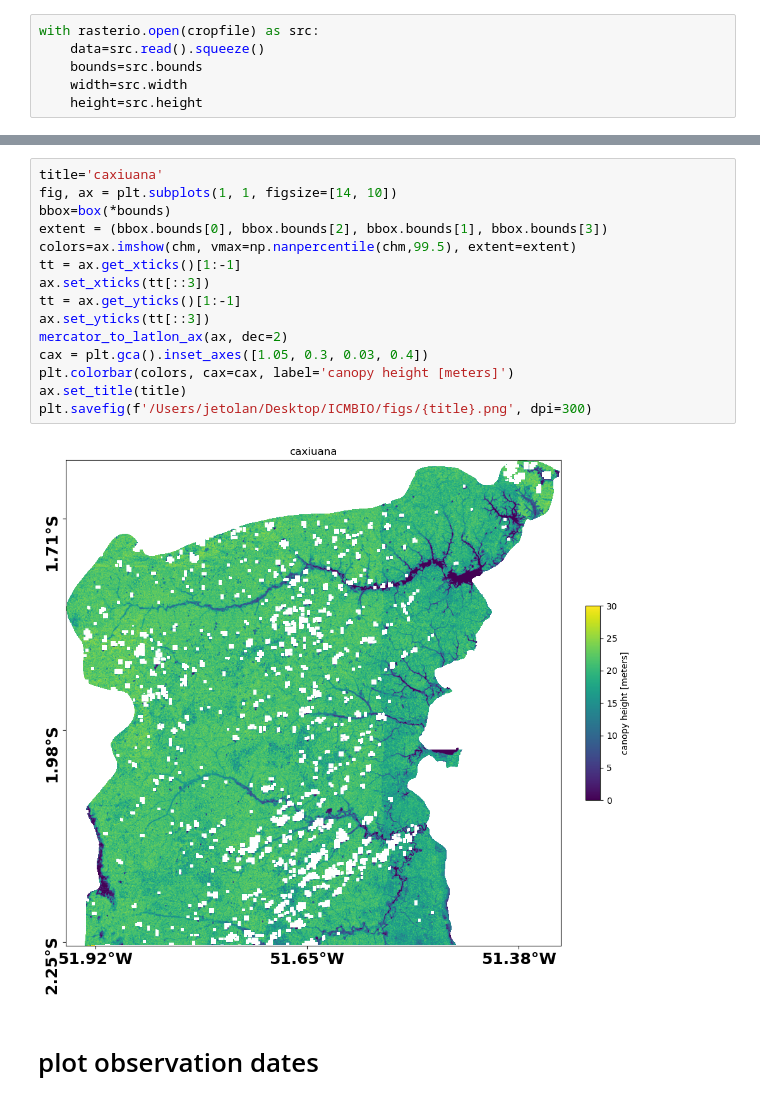
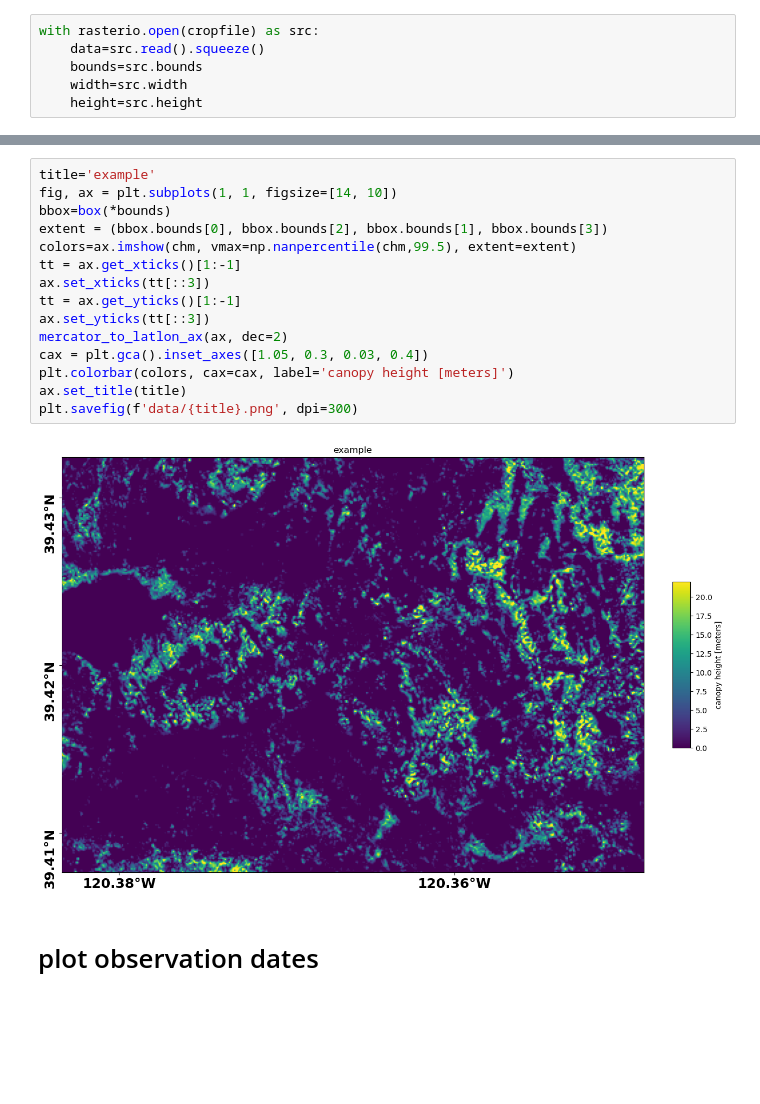
Before and after one commit to facebookresearch/HighResCanopyHeight, a Jupyter notebook: notebooks/download_chm.ipynb, the cells around one changed output, grey strips where cells are left out. Drawn from its saved outputs; the diff is of its cells as text; blank space fills up the shorter version.

```diff
--- a/notebooks/download_chm.ipynb
+++ b/notebooks/download_chm.ipynb
@@ -232,22 +244,22 @@ def geojson_to_poly(geojson):
         out_geom = polygon.orient(poly)  # correct winding
     return out_geom
 # %%
-title='caxiuana'
+title='example'
 fig, ax = plt.subplots(1, 1, figsize=[14, 10])
 bbox=box(*bounds)
 extent = (bbox.bounds[0], bbox.bounds[2], bbox.bounds[1], bbox.bounds[3])
 colors=ax.imshow(chm, vmax=np.nanpercentile(chm,99.5), extent=extent)
 tt = ax.get_xticks()[1:-1]
 ax.set_xticks(tt[::3])
 tt = ax.get_yticks()[1:-1]
 ax.set_yticks(tt[::3])
 mercator_to_latlon_ax(ax, dec=2)
 cax = plt.gca().inset_axes([1.05, 0.3, 0.03, 0.4])
 plt.colorbar(colors, cax=cax, label='canopy height [meters]')
 ax.set_title(title)
-plt.savefig(f'/Users/jetolan/Desktop/ICMBIO/figs/{title}.png', dpi=300)
+plt.savefig(f'data/{title}.png', dpi=300)
 # %% [output]
-[figure, old version]
+[figure, new version]
 # %% [markdown]
 # plot observation dates
 # %%
```
Also changed, not shown: parts of 9 cells of this notebook, 1 other file.
